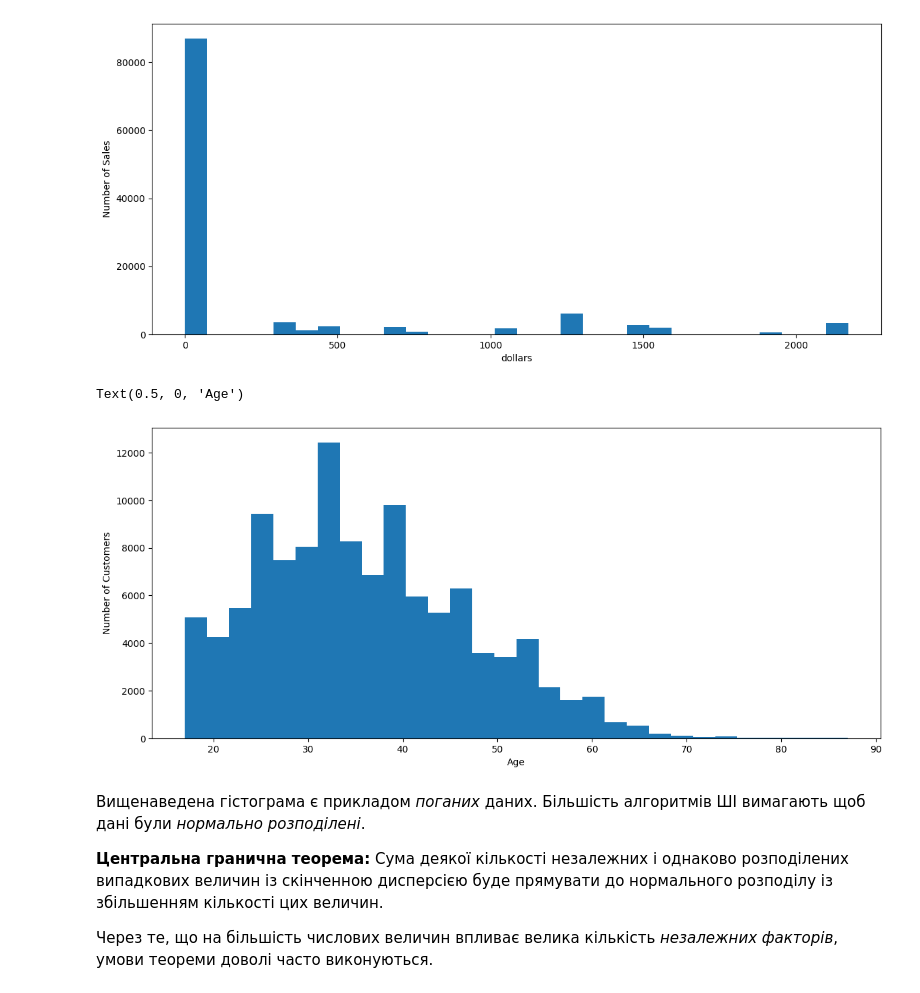
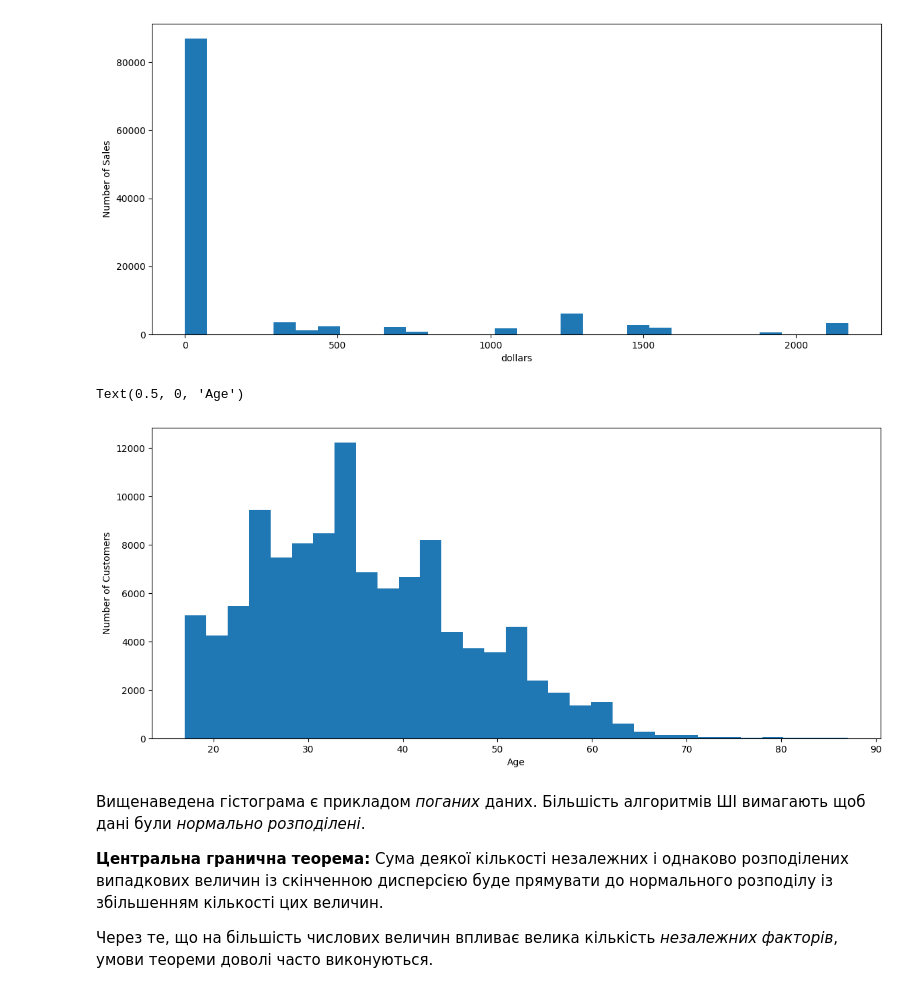
Before and after one commit to HalyshAnton/Python-AI, a Jupyter notebook: data_analysis.ipynb, the cells around one changed output. Cells and saved outputs as stored; diff of their text form; code cells hidden in the pictures.

```diff
--- a/data_analysis.ipynb
+++ b/data_analysis.ipynb
@@ -161,16 +162,16 @@ Text(0.5, 0, 'dollars')
 [figure]
 # %%
 ax = sales['customer_age'].plot(kind='hist',    # тип діаграми hist
-                                bins=30,        # кількість стовпчиків
+                                bins=31,        # кількість стовпчиків
                                 figsize=(14,6)  # розмір зображення(в дюймах)
                                )
 
 
 ax.set_ylabel('Number of Customers')
 ax.set_xlabel('Age')
 # %% [output]
 Text(0.5, 0, 'Age')
-[figure, old version]
+[figure, new version]
 # %% [markdown]
 Вищенаведена гістограма є прикладом _поганих_ даних. Більшість алгоритмів ШІ вимагають щоб дані були _нормально розподілені_.
 
```
Also changed, not shown: parts of 7 cells of this notebook.
